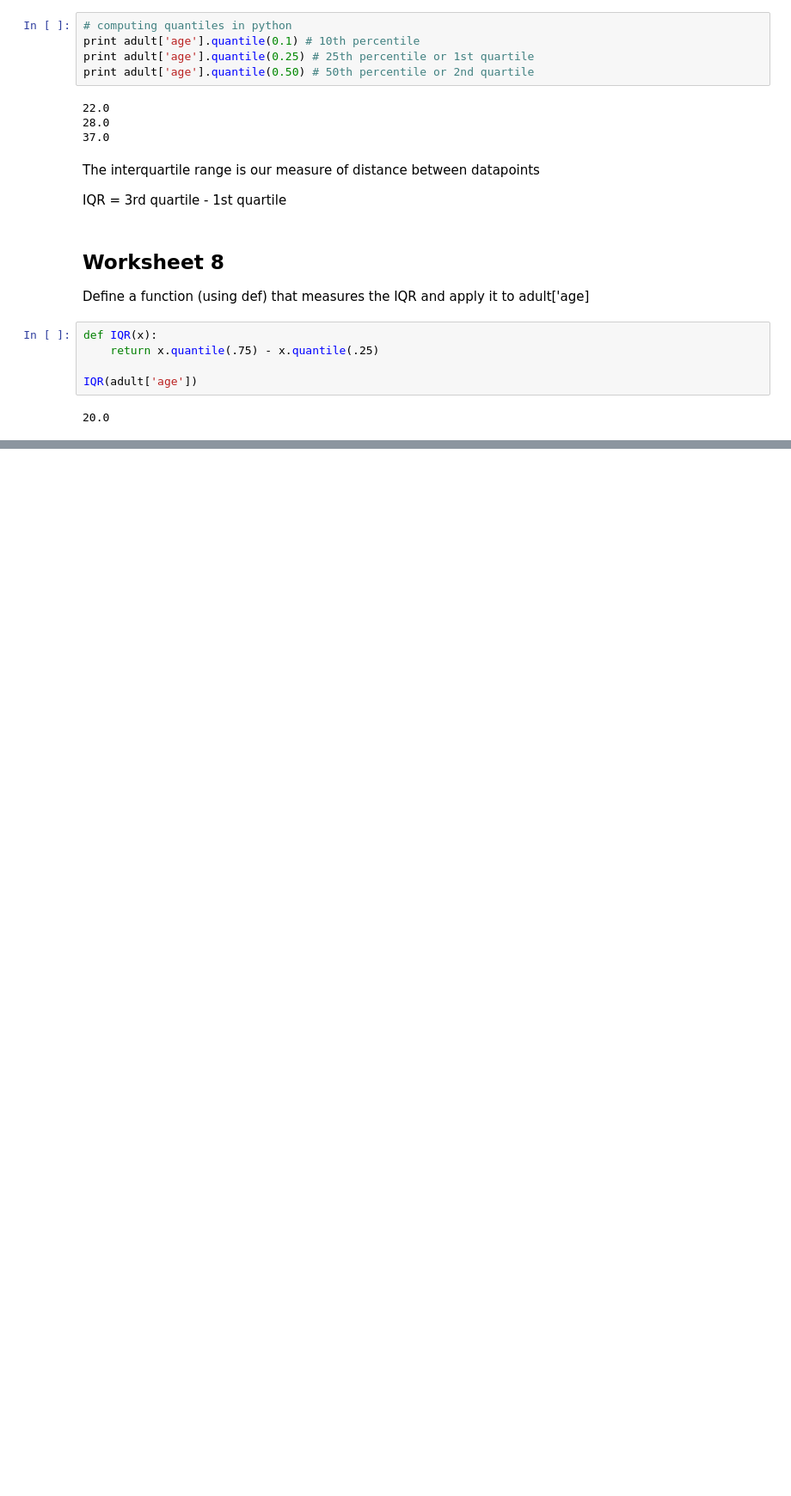
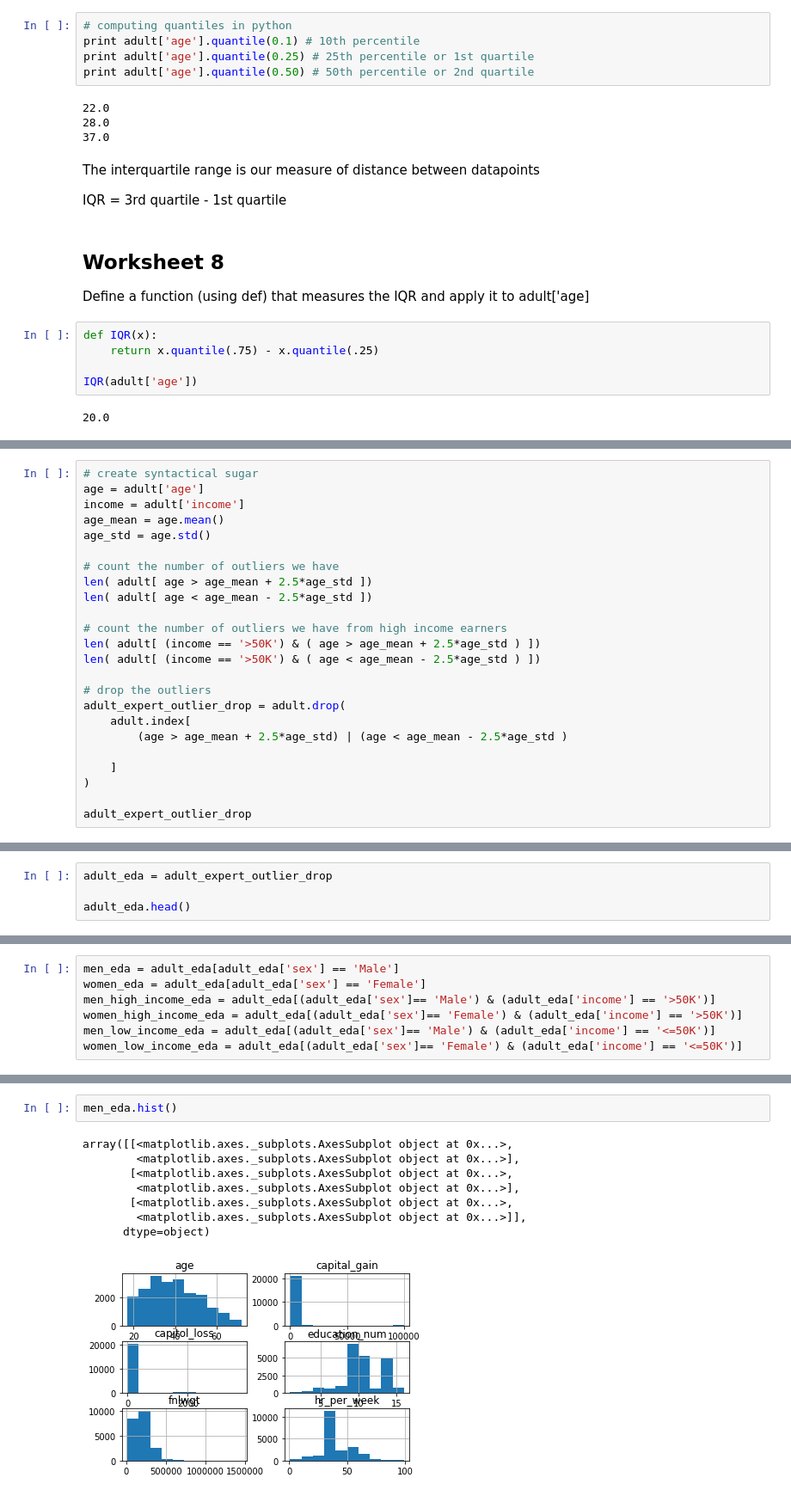
Before and after one commit to emagg1/Math2212_Maggiore, a Jupyter notebook: M2_Statistics/M2_Adult.ipynb, the cells around one changed output, grey strips where cells are left out. Shown at 86% size. Drawn from its saved outputs; the diff is of its cells as text; blank space fills up the shorter version.

```diff
--- a/M2_Statistics/M2_Adult.ipynb
+++ b/M2_Statistics/M2_Adult.ipynb
@@ -332,0 +407,24 @@ IQR(adult['age'])
+# %%
+# create syntactical sugar
+age = adult['age']
+income = adult['income']
+age_mean = age.mean()
+age_std = age.std()
+
+# count the number of outliers we have
+len( adult[ age > age_mean + 2.5*age_std ])
+len( adult[ age < age_mean - 2.5*age_std ])
+
+# count the number of outliers we have from high income earners
+len( adult[ (income == '>50K') & ( age > age_mean + 2.5*age_std ) ])
+len( adult[ (income == '>50K') & ( age < age_mean - 2.5*age_std ) ])
+
+# drop the outliers
+adult_expert_outlier_drop = adult.drop(
+    adult.index[
+        (age > age_mean + 2.5*age_std) | (age < age_mean - 2.5*age_std )
+
+    ]
+)
+
+adult_expert_outlier_drop
@@ -332,0 +522,4 @@ IQR(adult['age'])
+# %%
+adult_eda = adult_expert_outlier_drop
+
+adult_eda.head()
@@ -332,0 +540,7 @@ IQR(adult['age'])
+# %%
+men_eda = adult_eda[adult_eda['sex'] == 'Male']
+women_eda = adult_eda[adult_eda['sex'] == 'Female']
+men_high_income_eda = adult_eda[(adult_eda['sex']== 'Male') & (adult_eda['income'] == '>50K')]
+women_high_income_eda = adult_eda[(adult_eda['sex']== 'Female') & (adult_eda['income'] == '>50K')]
+men_low_income_eda = adult_eda[(adult_eda['sex']== 'Male') & (adult_eda['income'] == '<=50K')]
+women_low_income_eda = adult_eda[(adult_eda['sex']== 'Female') & (adult_eda['income'] == '<=50K')]
@@ -332,0 +671,11 @@ IQR(adult['age'])
+# %%
+men_eda.hist()
+# %% [output]
+array([[<matplotlib.axes._subplots.AxesSubplot object at 0x...>,
+        <matplotlib.axes._subplots.AxesSubplot object at 0x...>],
+       [<matplotlib.axes._subplots.AxesSubplot object at 0x...>,
+        <matplotlib.axes._subplots.AxesSubplot object at 0x...>],
+       [<matplotlib.axes._subplots.AxesSubplot object at 0x...>,
+        <matplotlib.axes._subplots.AxesSubplot object at 0x...>]],
+      dtype=object)
+[figure, added]
```
Also changed, not shown: parts of 46 cells of this notebook, 1 other file.
